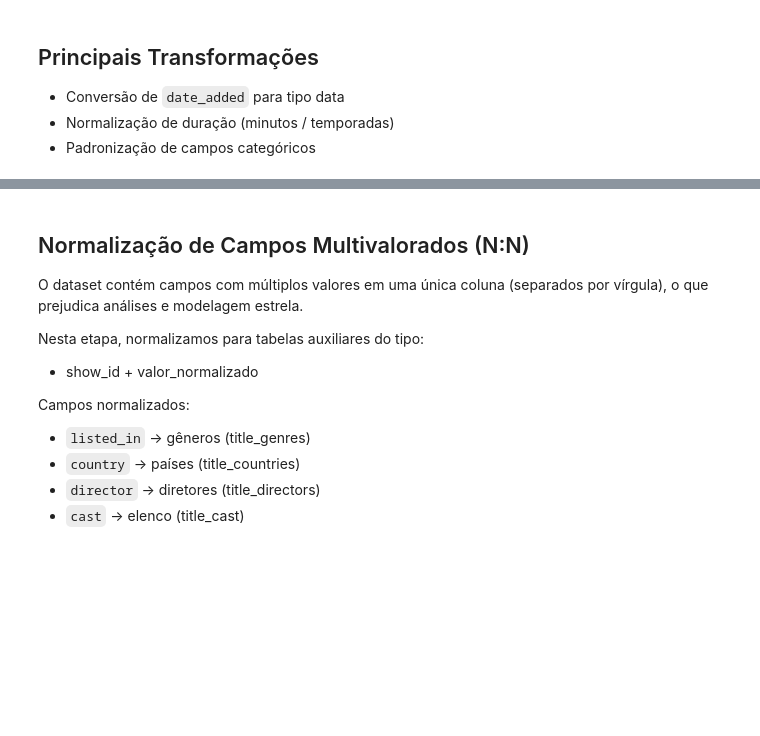
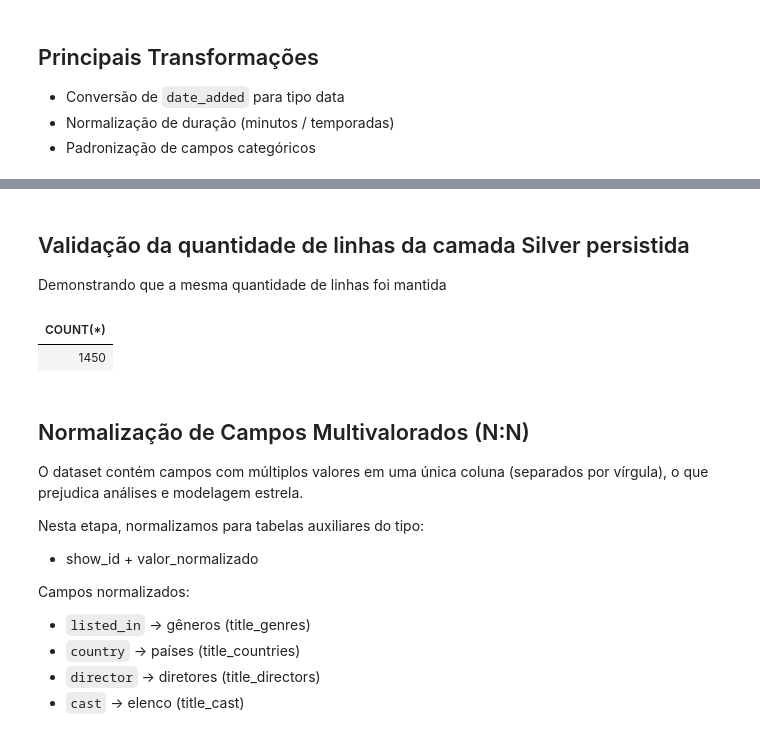
Before and after one commit to vivianemattos/mvp-vmm-engenharia-de-dados, a Jupyter notebook: notebooks/02_silver_cleaning.ipynb, the cells around one changed output, grey strips where cells are left out. Drawn from its saved outputs; the diff is of its cells as text; code cells hidden in the pictures; blank space fills up the shorter version.

```diff
--- a/notebooks/02_silver_cleaning.ipynb
+++ b/notebooks/02_silver_cleaning.ipynb
@@ -78,3 +102,12 @@ df_silver = df_silver.dropDuplicates(["show_id"])
+# %% [markdown]
+## Validação da quantidade de linhas da camada Silver persistida
+Demonstrando que a mesma quantidade de linhas foi mantida
+# %%
+%sql
+SELECT COUNT (*) FROM silver.disney_titles_clean
+# %% [output]
+| COUNT(*) |
+| 1450 |
 # %% [markdown]
 ## Normalização de Campos Multivalorados (N:N)
 
```
Also changed, not shown: parts of 7 cells of this notebook, 6 other files.
